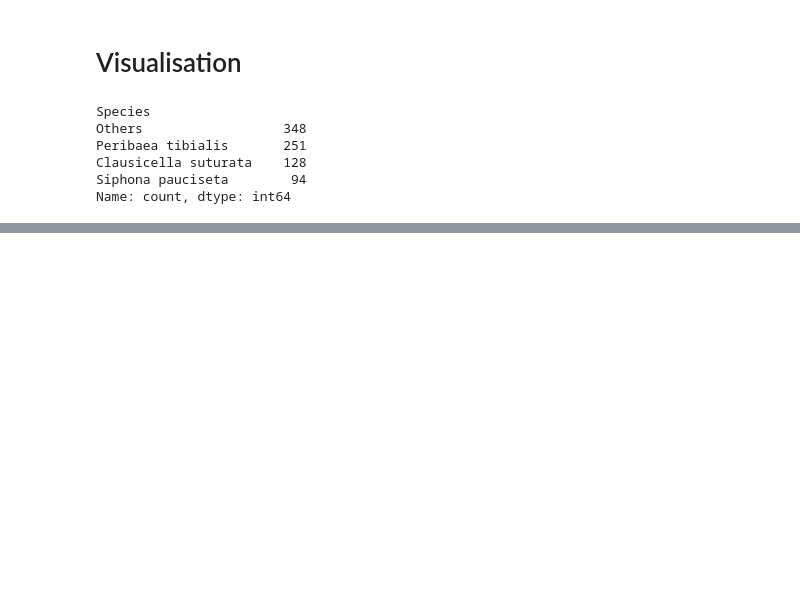
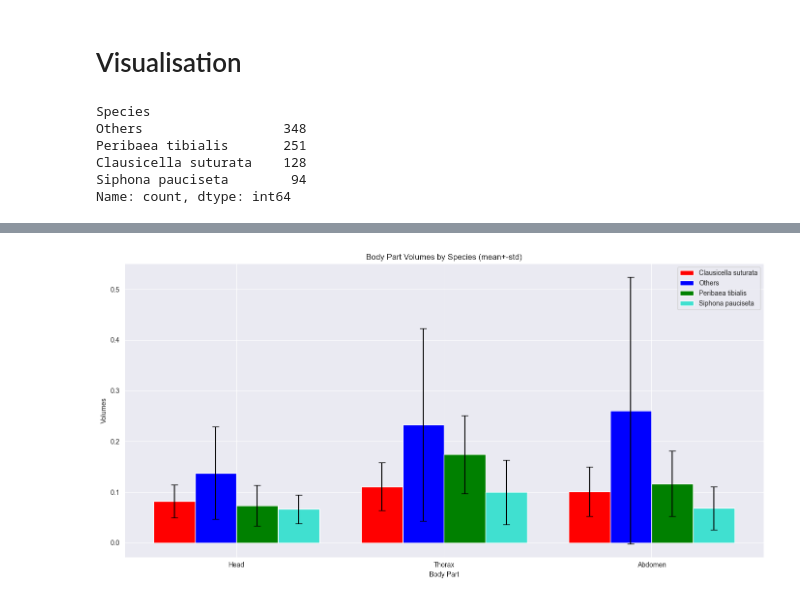
Before and after one commit to JoshAlb21/computer-vision-streamlit-app, a Jupyter notebook: playground/analyze_extracted_volumes.ipynb, the cells around one changed output, grey strips where cells are left out. Cells and saved outputs as stored; diff of their text form; code cells hidden in the pictures; blank space fills up the shorter version.

Commit message:
Adjust volume estimation script

```diff
--- a/playground/analyze_extracted_volumes.ipynb
+++ b/playground/analyze_extracted_volumes.ipynb
@@ -127,0 +246,10 @@ plt.show()
+# %%
+# Group data by 'Species' and calculate mean and std for the volumes of interest
+grouped_data = df_merged.groupby('Species').agg({
+    'volume_head': ['mean', 'std'],
+    'volume_thorax': ['mean', 'std'],
+    'volume_abdomen': ['mean', 'std']
+}).reset_index()
+
+# Flatten the multi-level column index
+grouped_data.columns = ['_'.join(col).strip('_') for col in grouped_data.columns.values]
@@ -127,0 +303,6 @@ plt.show()
+# %%
+# Set the custom colors for the species
+custom_colors = ['red', 'blue', 'green', 'turquoise']
+plot_species_volumes(grouped_data, custom_colors, val_to_plot='volume')
+# %% [output]
+[figure, added]
```
Also changed, not shown: parts of 43 cells of this notebook, 13 other files.
